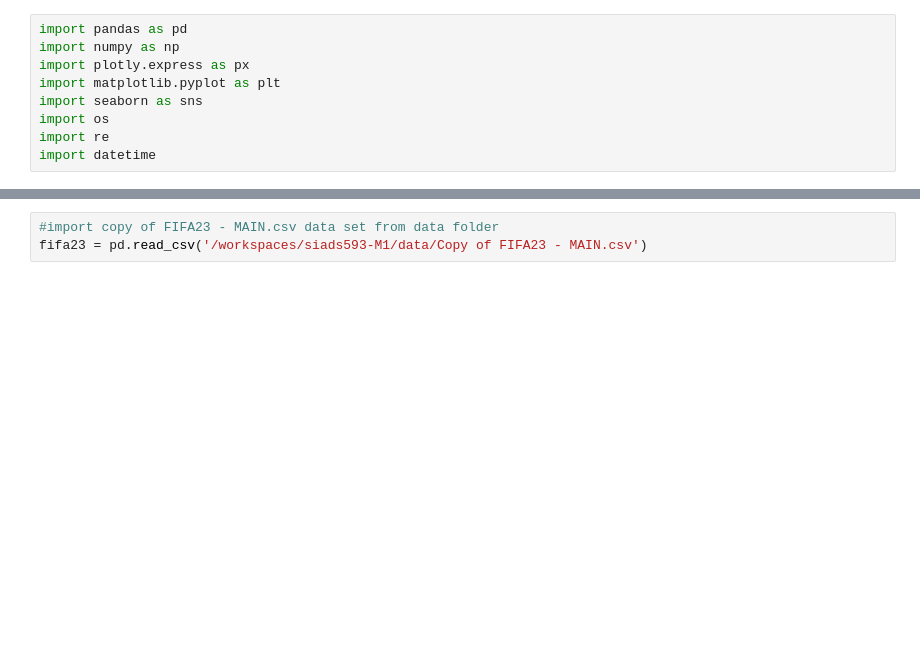
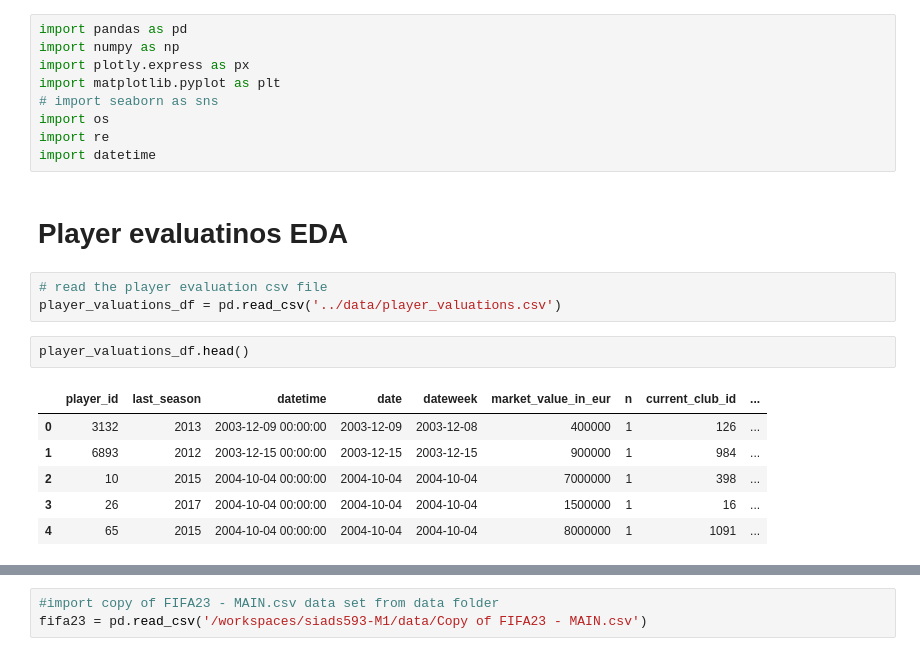
Before and after one commit to brandon-ds/siads593-M1, a Jupyter notebook: notebooks/brandon-eda.ipynb, the cells around one changed output, grey strips where cells are left out. Drawn from its saved outputs; the diff is of its cells as text; blank space fills up the shorter version.

```diff
--- a/notebooks/brandon-eda.ipynb
+++ b/notebooks/brandon-eda.ipynb
@@ -3,7 +3,21 @@ import pandas as pd
 import numpy as np
 import plotly.express as px
 import matplotlib.pyplot as plt
-import seaborn as sns
+# import seaborn as sns
 import os
 import re
 import datetime
+# %% [markdown]
+# Player evaluatinos EDA
+# %%
+# read the player evaluation csv file
+player_valuations_df = pd.read_csv('../data/player_valuations.csv')
+# %%
+player_valuations_df.head()
+# %% [output]
+|  | player_id | last_season | datetime | date | dateweek | market_value_in_eur | n | current_club_id | ... |
+| 0 | 3132 | 2013 | 2003-12-09 00:00:00 | 2003-12-09 | 2003-12-08 | 400000 | 1 | 126 | ... |
+| 1 | 6893 | 2012 | 2003-12-15 00:00:00 | 2003-12-15 | 2003-12-15 | 900000 | 1 | 984 | ... |
+| 2 | 10 | 2015 | 2004-10-04 00:00:00 | 2004-10-04 | 2004-10-04 | 7000000 | 1 | 398 | ... |
+| 3 | 26 | 2017 | 2004-10-04 00:00:00 | 2004-10-04 | 2004-10-04 | 1500000 | 1 | 16 | ... |
+| 4 | 65 | 2015 | 2004-10-04 00:00:00 | 2004-10-04 | 2004-10-04 | 8000000 | 1 | 1091 | ... |
```
Also changed, not shown: parts of 6 cells of this notebook, 1 other file.
